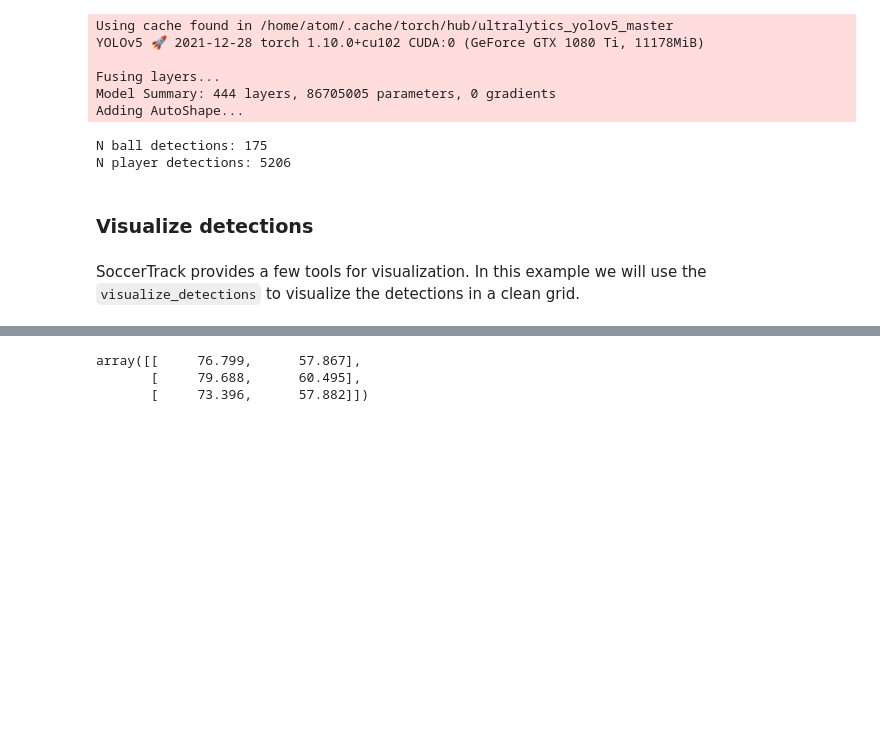
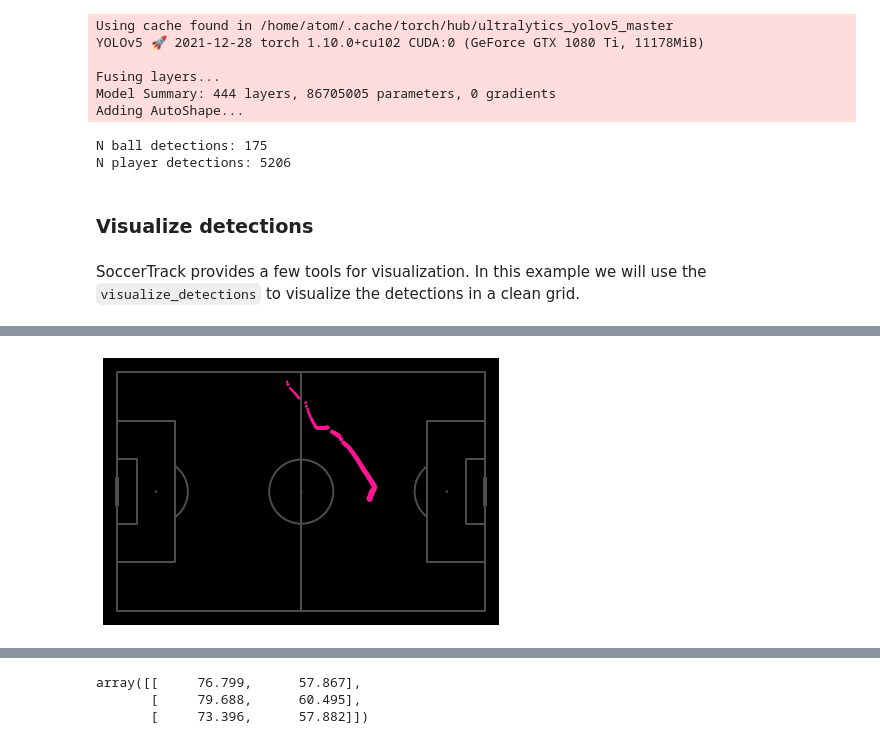
Before and after one commit to AtomScott/SportsLabKit, a Jupyter notebook: notebooks/detect_and_track/detect_and_track.ipynb, the cells around one changed output, grey strips where cells are left out. Drawn from its saved outputs; the diff is of its cells as text; code cells hidden in the pictures; blank space fills up the shorter version.

```diff
--- a/notebooks/detect_and_track/detect_and_track.ipynb
+++ b/notebooks/detect_and_track/detect_and_track.ipynb
@@ -409,0 +421,85 @@ plt.show()
+# %%
+from filterpy.common import Q_discrete_white_noise, Saver
+from filterpy.kalman import IMMEstimator
+from soccertrack.utils.tracking import GatedEuclideanDistance
+from soccertrack.kfs import kinematic_kf_ord1, kinematic_kf_ord2, kinematic_kf_ord3
+
+
+
+euclidean_distance = GatedEuclideanDistance(max_limit=10)
+
+not_init = True
+for frame_idx in range(len(ball_detections)):
+    detections = ball_detections.get(frame_idx, [])
+
+    # catch first detection
+    if not_init and len(detections) > 0:
+        dt = cameras[0].fps
+        kf_ord1 = kinematic_kf_ord1(10, 1, 10, dt)
+        kf_ord2 = kinematic_kf_ord2(10, 1, 10, dt)
+        kf_ord3 = kinematic_kf_ord3(10, 1, 10, dt)
+        filters = [kf_ord1, kf_ord2, kf_ord3]
+
+        M = np.array([[0.49, 0.02, 0.49], [0.02, 0.49, 0.49], [0.49, 0.49, 0.02]])
+        mu = np.array([0.4, 0.4, 0.3])
+
+        imm = IMMEstimator(filters, mu, M)
+        track = Track(
+            initial_detection=detections[0], kf=imm, funcs=[euclidean_distance]
+        )  # constant velocity model
+        not_init = False
+
+    # if no detections have been found yet, continue
+    if not_init:
+        continue
+
+    # assocation step
+    detection, cost = track.associate(detections, return_cost=True)
+    # logger.info(f"Association cost: {cost}")
+
+    # prediction step
+    track.predict()
+
+    if detection is None:
+        # no association
+        continue
+
+    # update step
+    track.update(detection)
+
+visualize_cameras_to_pitch(
+    cameras=cameras,
+    save_path=os.path.join(cfg.outdir, "pitch_ball.mp4"),
+    candidate_detections={k:[v] for k,v in enumerate(track.detections)},
+    height=200,
+    in_range=False,
+    plot_keypoints = False,
+    afterimage=15,
+)
+
+
+xs, ys = np.squeeze(np.array(track.saver.x)[:, [0, 4]]).T
+
+pitch = Pitch(
+    pitch_color="black",
+    line_color=(0.3, 0.3, 0.3),
+    pitch_type="custom",
+    pitch_length=105,
+    pitch_width=68,
+)
+fig, ax = pitch.draw()
+plt.scatter(xs, ys, color="deeppink", s=np.linspace(1, 20, len(xs)))
+plt.show()
+
+plt.plot(xs)
+plt.plot(ys)
+plt.show()
+
+probs = np.array(track.saver.mu)
+plt.plot(probs[:, 0])
+plt.plot(probs[:, 1])
+plt.plot(probs[:, 2])
+plt.ylim(-1.5, 1.5)
+plt.title("probability ratio p(cv)/p(ca)")
+# %% [output]
+[figure, added]
```
Also changed, not shown: parts of 17 cells of this notebook, 9 other files.
